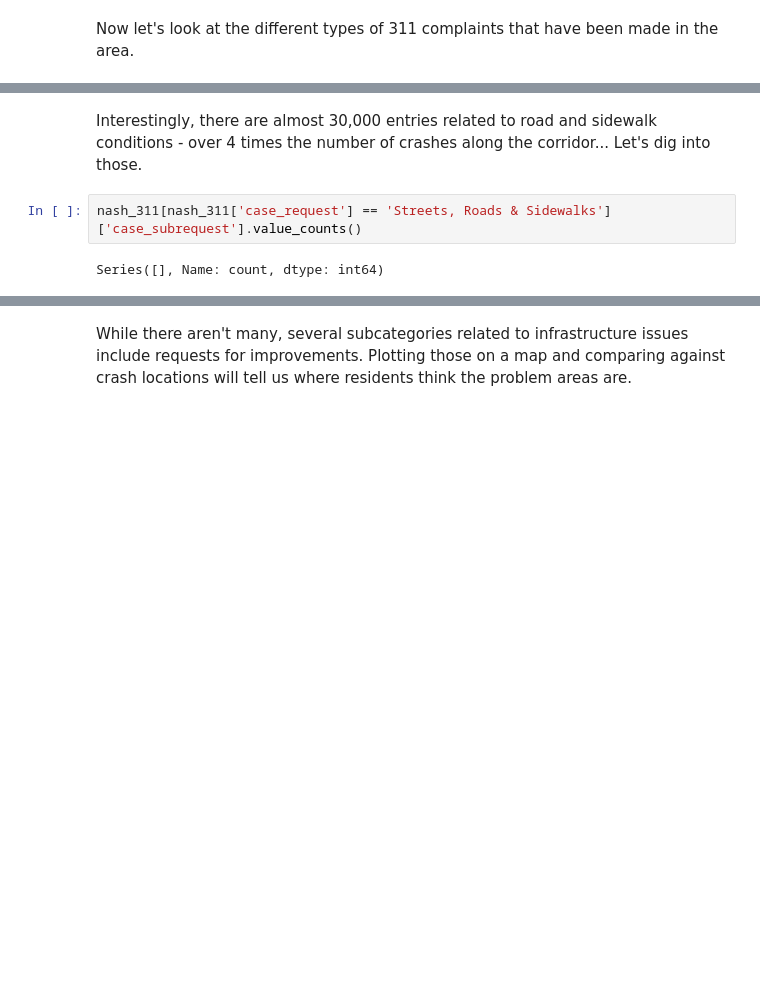
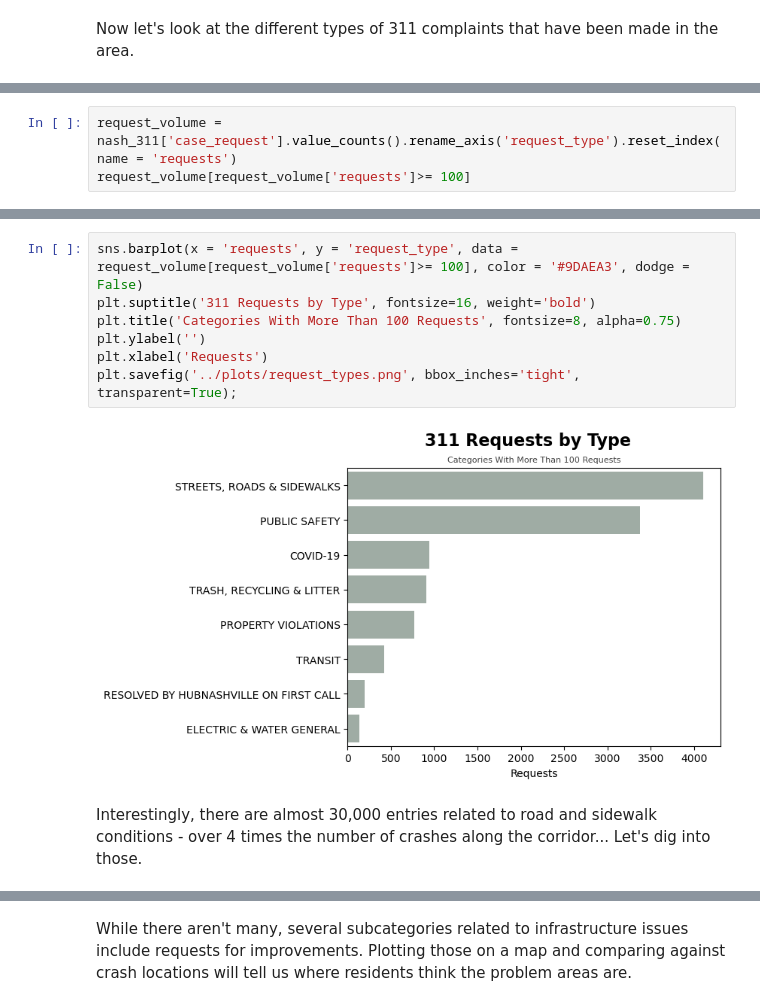
Before and after one commit to jchabinec/Making-Nashvilles-Streets-Safer, a Jupyter notebook: notebooks/eda.ipynb, the cells around one changed output, grey strips where cells are left out. Cells and saved outputs as stored; diff of their text form; blank space fills up the shorter version.

```diff
--- a/notebooks/eda.ipynb
+++ b/notebooks/eda.ipynb
@@ -289,0 +272,3 @@ Name: count, dtype: int64
+# %%
+request_volume = nash_311['case_request'].value_counts().rename_axis('request_type').reset_index(name = 'requests')
+request_volume[request_volume['requests']>= 100]
@@ -290,6 +285,11 @@ Name: count, dtype: int64
+# %%
+sns.barplot(x = 'requests', y = 'request_type', data = request_volume[request_volume['requests']>= 100], color = '#9DAEA3', dodge = False)
+plt.suptitle('311 Requests by Type', fontsize=16, weight='bold')
+plt.title('Categories With More Than 100 Requests', fontsize=8, alpha=0.75)
+plt.ylabel('')
+plt.xlabel('Requests')
+plt.savefig('../plots/request_types.png', bbox_inches='tight', transparent=True);
+# %% [output]
+[figure, added]
 # %% [markdown]
 Interestingly, there are almost 30,000 entries related to road and sidewalk conditions - over 4 times the number of crashes along the corridor... Let's dig into those.
-# %%
-nash_311[nash_311['case_request'] == 'Streets, Roads & Sidewalks']['case_subrequest'].value_counts()
-# %% [output]
-Series([], Name: count, dtype: int64)
```
Also changed, not shown: parts of 19 cells of this notebook, 10 other files.
